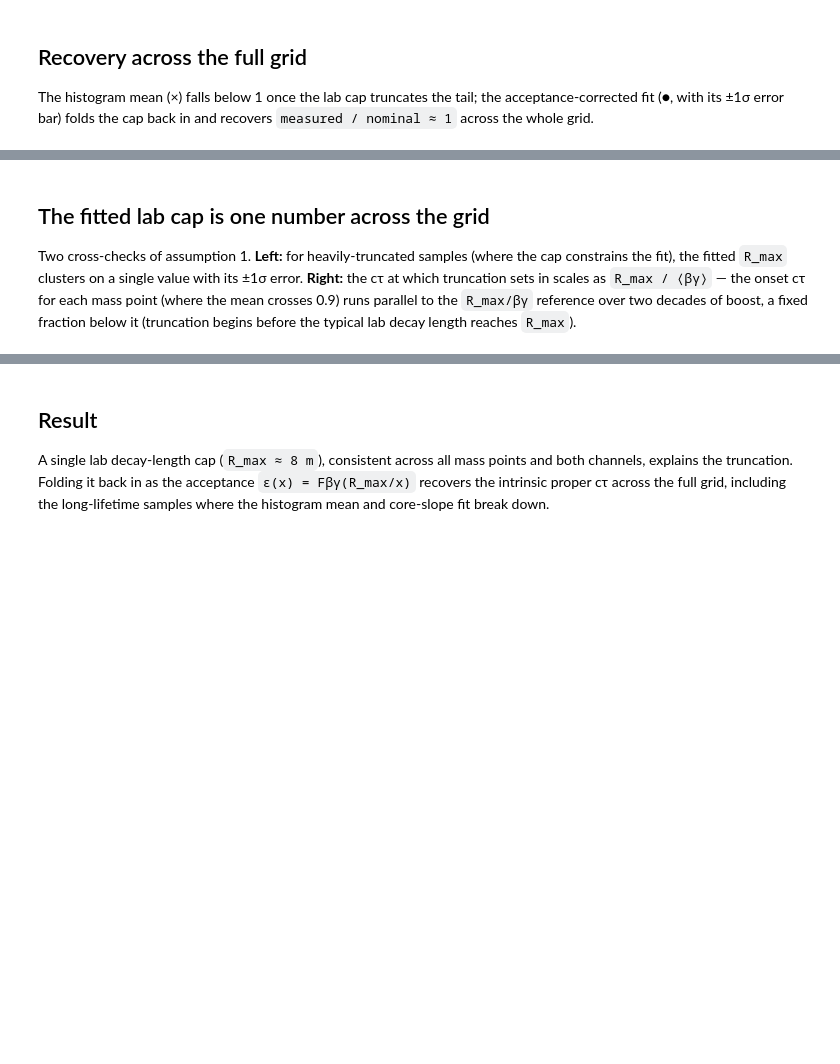
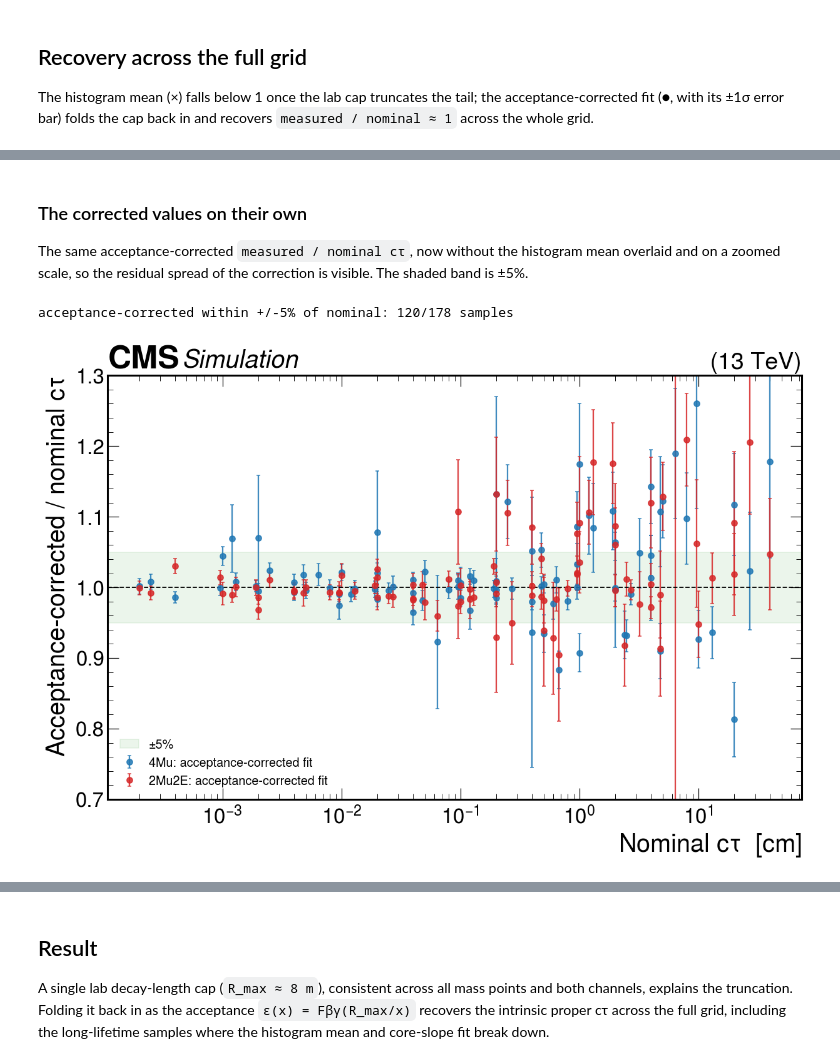
Before and after one commit to cms-sidm/SIDM, a Jupyter notebook: sidm/studies/lifetime_study/lifetime_acceptance_correction.ipynb, the cells around one changed output, grey strips where cells are left out. Cells and saved outputs as stored; diff of their text form; code cells hidden in the pictures; blank space fills up the shorter version.

```diff
--- a/sidm/studies/lifetime_study/lifetime_acceptance_correction.ipynb
+++ b/sidm/studies/lifetime_study/lifetime_acceptance_correction.ipynb
@@ -106,9 +108,32 @@ acceptance-corrected, full grid: median measured/nominal = 1.001 (N=178)
-# %% [markdown]
-## The fitted lab cap is one number across the grid
-
-Two cross-checks of assumption 1. **Left:** for heavily-truncated samples (where the cap
-constrains the fit), the fitted `R_max` clusters on a single value with its ±1σ error.
-**Right:** the cτ at which truncation sets in scales as `R_max / ⟨βγ⟩` — the onset cτ for
-each mass point (where the mean crosses 0.9) runs parallel to the `R_max/βγ` reference over
-two decades of boost, a fixed fraction below it (truncation begins before the typical lab
-decay length reaches `R_max`).
+# %% [markdown]
+### The corrected values on their own
+
+The same acceptance-corrected `measured / nominal cτ`, now without the histogram mean
+overlaid and on a zoomed scale, so the residual spread of the correction is visible. The
+shaded band is ±5%.
+# %%
+fig, ax = plt.subplots(figsize=(13, 8))
+colors = {"4Mu": "#1f77b4", "2Mu2E": "#d62728"}
+for ch, c in colors.items():
+    rs = [r for r in rows.values()
+          if r["mass_point"][0] == ch and np.isfinite(r["acceptance"])]
+    nom = np.array([r["nominal"] for r in rs])
+    acc_ = np.array([r["acceptance"] for r in rs])
+    acce = np.array([r["acceptance_err"] for r in rs])
+    ax.errorbar(nom, acc_ / nom, yerr=acce / nom, fmt="o", ms=6, color=c, alpha=0.85,
+                capsize=2, label=f"{ch}: acceptance-corrected fit")
+ax.axhline(1.0, color="k", ls="--", lw=1.2)
+ax.axhspan(0.95, 1.05, color="green", alpha=0.08, label="±5%")
+ax.set_xscale("log")
+ax.set_ylim(0.7, 1.3)
+ax.set_xlabel(r"Nominal $c\tau$  [cm]")
+ax.set_ylabel(r"Acceptance-corrected / nominal $c\tau$")
+ax.legend(fontsize=13, loc="lower left", framealpha=0.9)
+hep.cms.label(ax=ax, data=False)
+
+within5 = [abs(r["acceptance"] / r["nominal"] - 1) <= 0.05 for r in rows.values()
+           if np.isfinite(r["acceptance"])]
+print(f"acceptance-corrected within +/-5% of nominal: {sum(within5)}/{len(within5)} samples")
+# %% [output]
+acceptance-corrected within +/-5% of nominal: 120/178 samples
+[figure, added]
```
Also changed, not shown: parts of 6 cells of this notebook, 3 other files.
